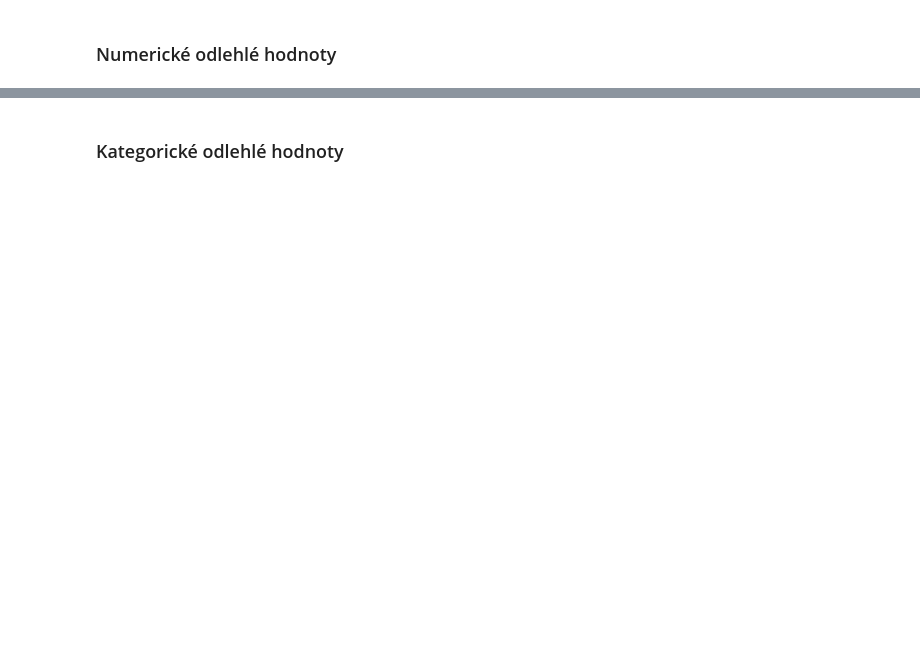
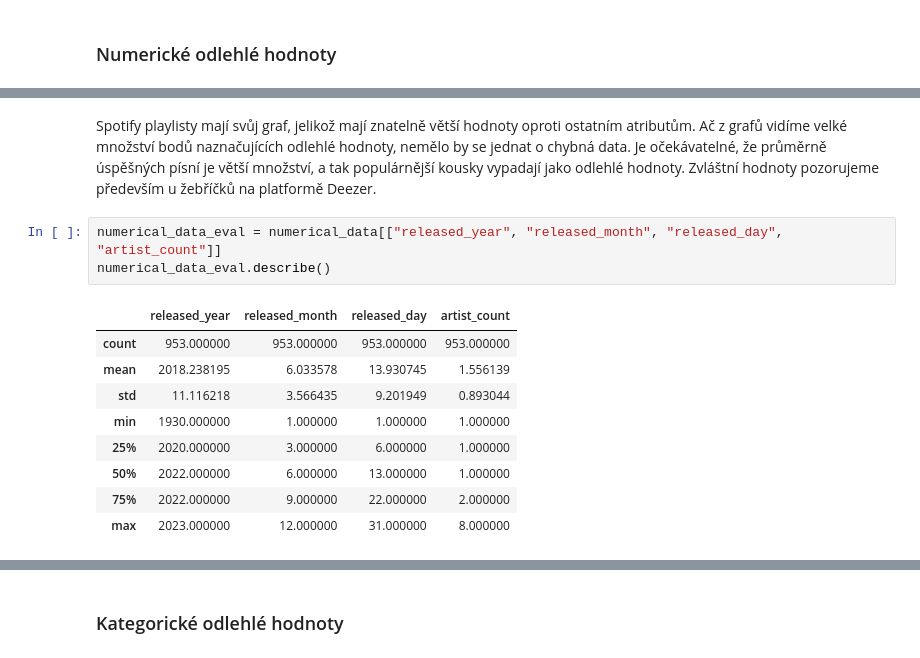
Before and after one commit to Filda99/FIT-UPA, a Jupyter notebook: proj2/upa_proj2.ipynb, the cells around one changed output, grey strips where cells are left out. Saved outputs shown, nothing was run; the diff lists cells and outputs as text; blank space fills up the shorter version.

```diff
--- a/proj2/upa_proj2.ipynb
+++ b/proj2/upa_proj2.ipynb
@@ -286,0 +254,15 @@ plt.show()
+# %% [markdown]
+Spotify playlisty mají svůj graf, jelikož mají znatelně větší hodnoty oproti ostatním atributům. Ač z grafů vidíme velké množství bodů naznačujících odlehlé hodnoty, nemělo by se jednat o chybná data. Je očekávatelné, že průměrně úspěšných písní je větší množství, a tak populárnější kousky vypadají jako odlehlé hodnoty. Zvláštní hodnoty pozorujeme především u žebříčků na platformě Deezer.
+# %%
+numerical_data_eval = numerical_data[["released_year", "released_month", "released_day", "artist_count"]]
+numerical_data_eval.describe()
+# %% [output]
+|  | released_year | released_month | released_day | artist_count |
+| count | 953.000000 | 953.000000 | 953.000000 | 953.000000 |
+| mean | 2018.238195 | 6.033578 | 13.930745 | 1.556139 |
+| std | 11.116218 | 3.566435 | 9.201949 | 0.893044 |
+| min | 1930.000000 | 1.000000 | 1.000000 | 1.000000 |
+| 25% | 2020.000000 | 3.000000 | 6.000000 | 1.000000 |
+| 50% | 2022.000000 | 6.000000 | 13.000000 | 1.000000 |
+| 75% | 2022.000000 | 9.000000 | 22.000000 | 2.000000 |
+| max | 2023.000000 | 12.000000 | 31.000000 | 8.000000 |
```
Also changed, not shown: parts of 10 cells of this notebook.
